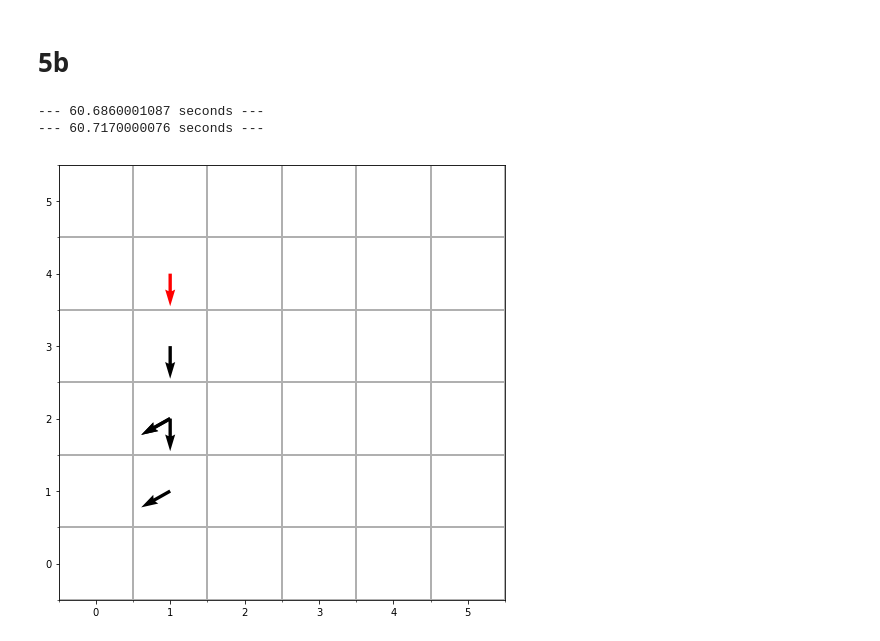
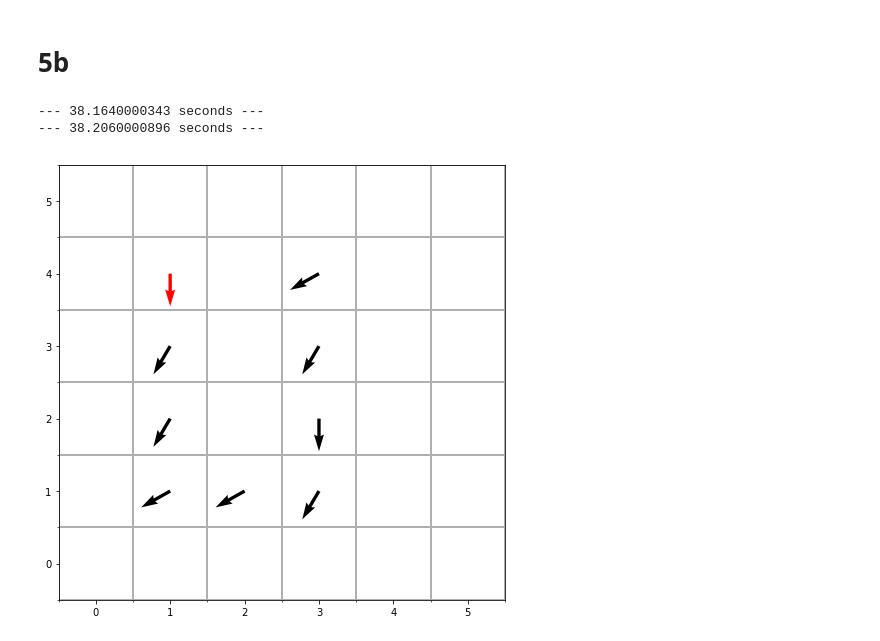
Before and after one commit to Jas-Jess/EE209-Computational-Robotics, a Jupyter notebook: PSET2/p5.ipynb, the cells around one changed output. Cells and saved outputs as stored; diff of their text form; code cells hidden in the pictures.

```diff
--- a/PSET2/p5.ipynb
+++ b/PSET2/p5.ipynb
@@ -142,13 +142,13 @@ print("--- %s seconds ---" % (time.time() - start_time))
 # %%
 pi = PolicyIteration()
 pi.rg.set_goal = [3, 4, [5,6,7]]
 
 start_time = time.time()
-pi.solve_optimal_policy(discount = 0.9, Pe = 0.25)
+pi.solve_optimal_policy(discount = 0.9, Pe = 0)
 print("--- %s seconds ---" % (time.time() - start_time))
-pi.plot_trajectory([1,4,6], Pe = 0.25)
+pi.plot_trajectory([1,4,6], Pe = 0)
 print("--- %s seconds ---" % (time.time() - start_time))
 # %% [output]
---- 60.6860001087 seconds ---
---- 60.7170000076 seconds ---
+--- 38.1640000343 seconds ---
+--- 38.2060000896 seconds ---
-[figure, old version]
+[figure, new version]
```
Also changed, not shown: parts of 1 cell of this notebook, 3 other files.
